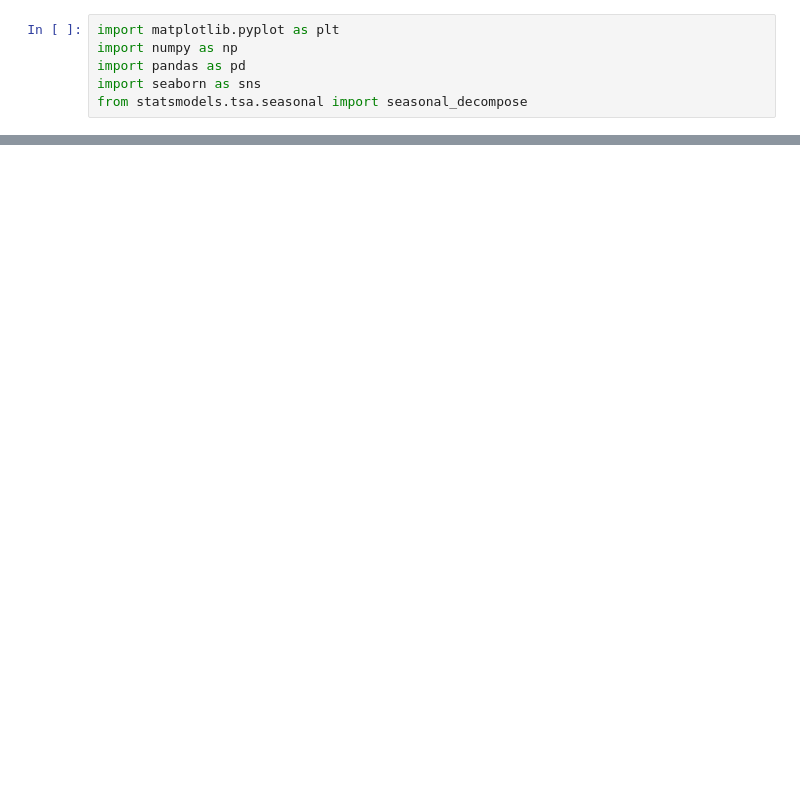
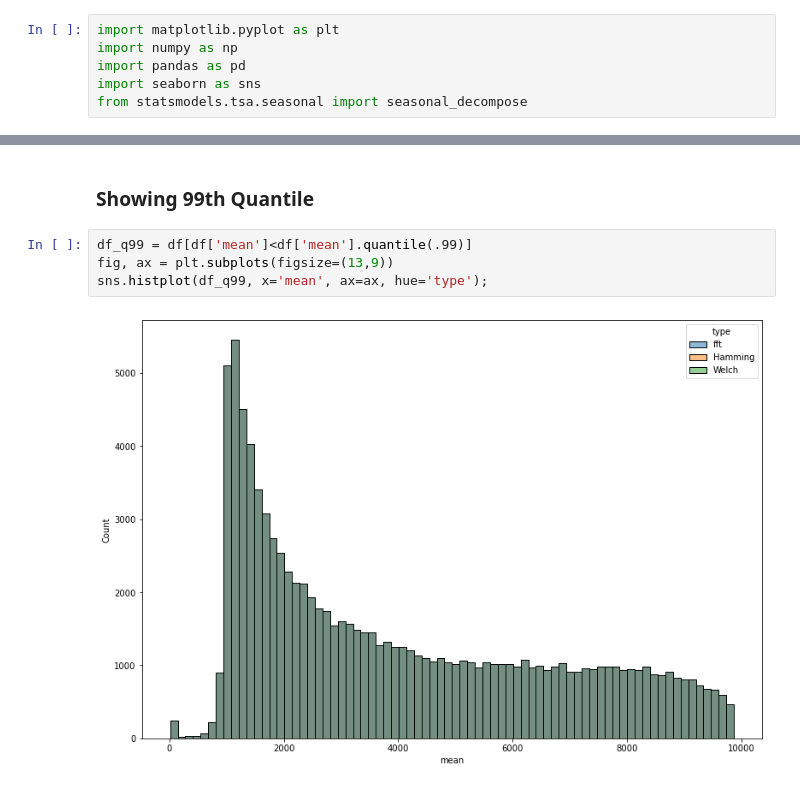
Before and after one commit to philippbeer/ts_search_engine, a Jupyter notebook: notebooks/ts_slope_analysis.ipynb, the cells around one changed output, grey strips where cells are left out. Cells and saved outputs as stored; diff of their text form; blank space fills up the shorter version.

```diff
--- a/notebooks/ts_slope_analysis.ipynb
+++ b/notebooks/ts_slope_analysis.ipynb
@@ -8,0 +36,8 @@ df = pd.read_csv("../data/df_stats.csv")
+# %% [markdown]
+### Showing 99th Quantile
+# %%
+df_q99 = df[df['mean']<df['mean'].quantile(.99)]
+fig, ax = plt.subplots(figsize=(13,9))
+sns.histplot(df_q99, x='mean', ax=ax, hue='type');
+# %% [output]
+[figure, added]
```
Also changed, not shown: parts of 27 cells of this notebook, 3 other files.
